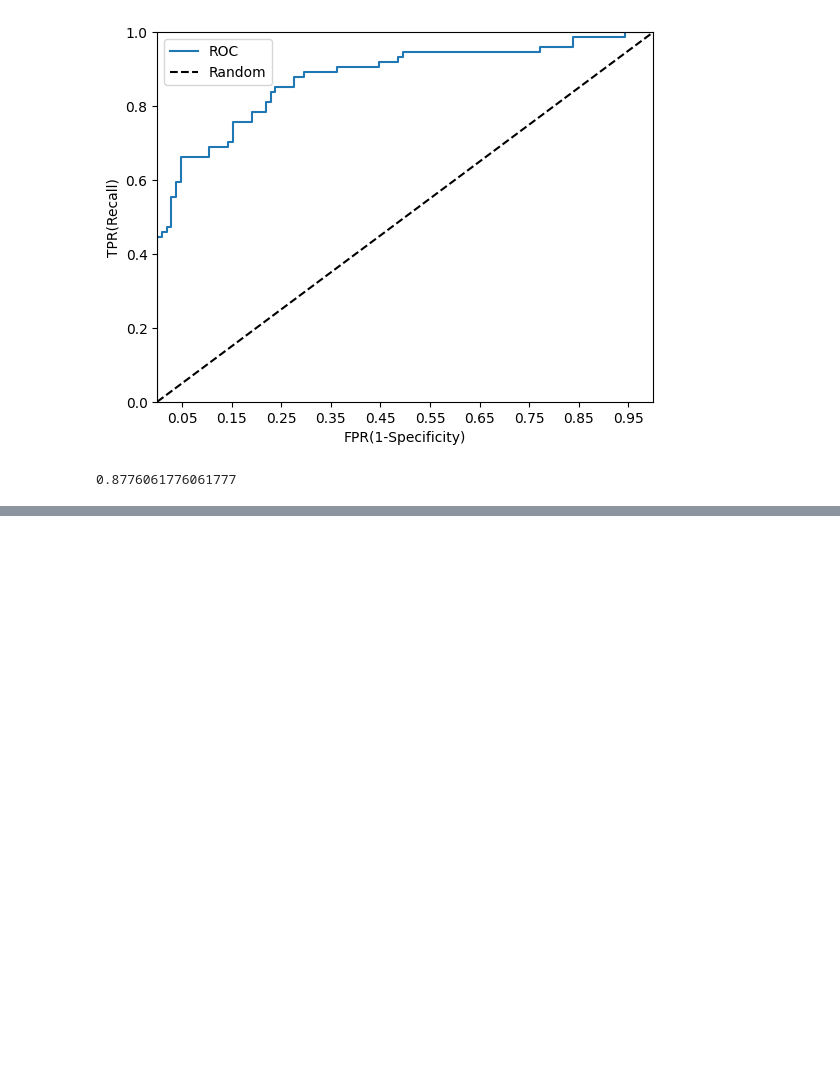
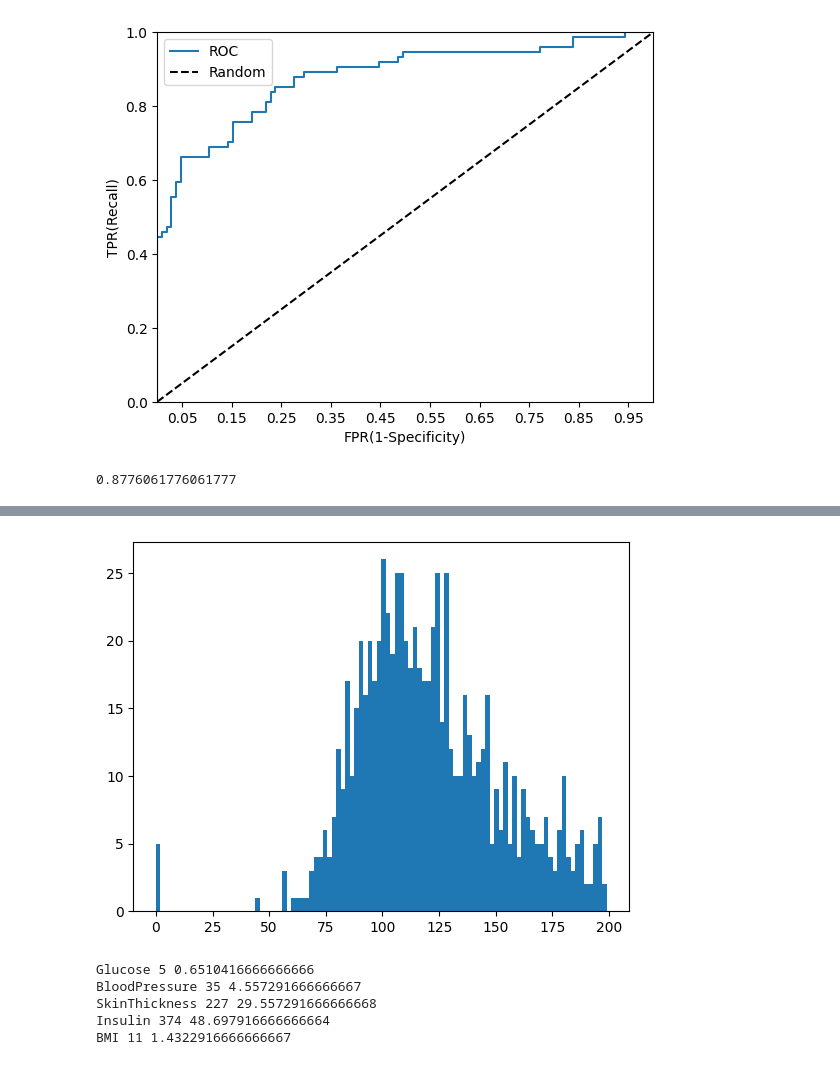
Before and after one commit to YoonTae98/machine_learning, a Jupyter notebook: ch03/3_1.ipynb, the cells around one changed output, grey strips where cells are left out. Drawn from its saved outputs; the diff is of its cells as text; code cells hidden in the pictures; blank space fills up the shorter version.

```diff
--- a/ch03/3_1.ipynb
+++ b/ch03/3_1.ipynb
@@ -226,0 +237,3 @@ print(roc_score)
+# %%
+df = pd.read_csv("./diabetes.csv")
+df.head()
@@ -226,0 +322,19 @@ print(roc_score)
+# %%
+plt.hist(df["Glucose"], bins = 100)
+plt.show()
+# %% [output]
+[figure, added]
+# %%
+zero_features = ["Glucose", "BloodPressure", "SkinThickness", "Insulin", "BMI"]
+
+total_count = df["Glucose"].count()
+
+for feature in zero_features:
+    zero_count = df[df[feature] == 0][feature].count()
+    print(feature, zero_count, 100 * zero_count / total_count)
+# %% [output]
+Glucose 5 0.6510416666666666
+BloodPressure 35 4.557291666666667
+SkinThickness 227 29.557291666666668
+Insulin 374 48.697916666666664
+BMI 11 1.4322916666666667
```
Also changed, not shown: parts of 9 cells of this notebook.
